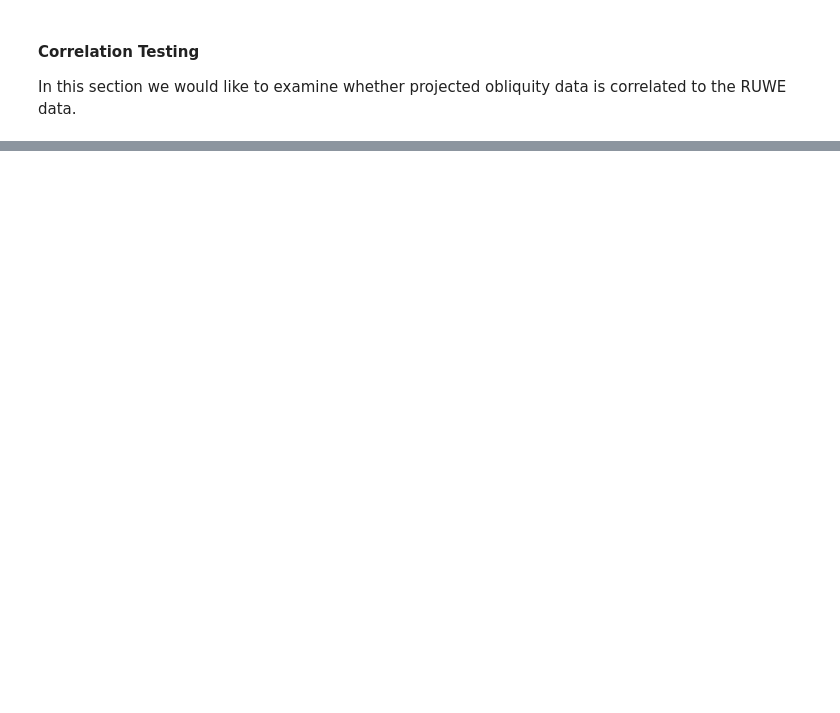
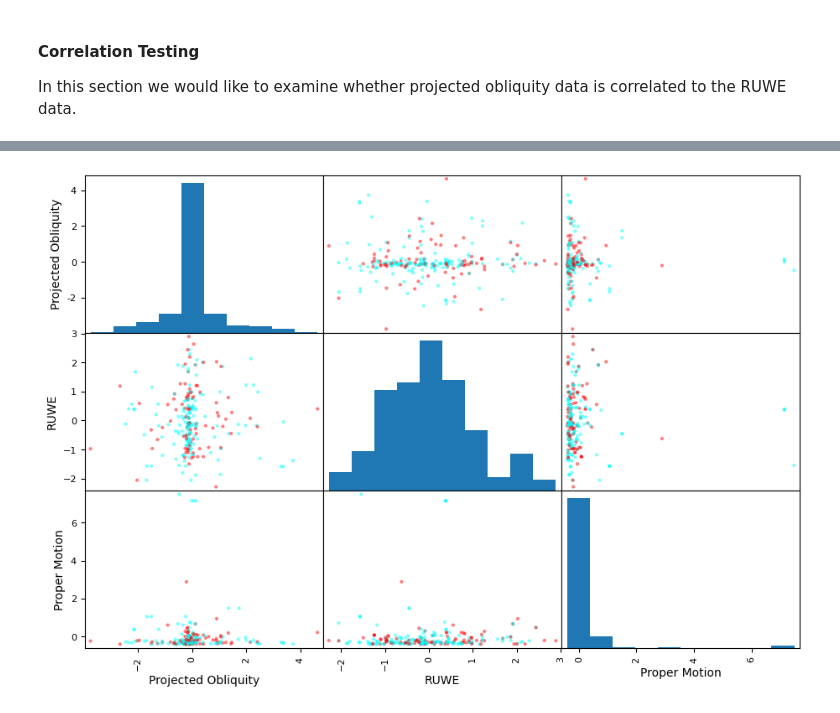
Before and after one commit to baryan/ASTR154-ProjectedObliquity, a Jupyter notebook: src/hypothesis_testing.ipynb, the cells around one changed output, grey strips where cells are left out. Cells and saved outputs as stored; diff of their text form; code cells hidden in the pictures; blank space fills up the shorter version.

```diff
--- a/src/hypothesis_testing.ipynb
+++ b/src/hypothesis_testing.ipynb
@@ -634,0 +733,14 @@ plt.plot(bin_fit_ruwe['ruwe'], bin_fit_ruwe['pl_projobliq'], '.')
+# %%
+# Initialize the Scaler with default setting
+scaler = StandardScaler()
+
+# Train the Scaler with iris data
+scaler.fit(pd_dataset)
+
+# Whiten the iris data using the mean and variance calculated in the previous step
+wht_dataset = pd.DataFrame(scaler.transform(pd_dataset), columns=['Projected Obliquity', 'RUWE', 'Proper Motion'])
+# %%
+kmeans2 = KMeans(n_clusters=2)
+kmeans2.fit(wht_dataset)
+clusters2 = kmeans2.predict(wht_dataset)
+print(clusters2)
@@ -634,0 +755,33 @@ plt.plot(bin_fit_ruwe['ruwe'], bin_fit_ruwe['pl_projobliq'], '.')
+# %%
+def scatter_plot(dataset, clusters, col_names=None, fig_w=11,
+                 plt_color=np.array(['black', 'cyan', 'red', 'green', 'orange', 'blue', 'brown'])):
+
+    # Set the figure size
+    fig_h = fig_w * 6 / 9
+
+    # Create a color list for the two clusters
+    colors = np.empty_like(clusters, dtype=plt_color.dtype)
+
+    # Go thru all the unique cluster labels, and...
+    for i, cluster in enumerate(np.unique(clusters)):
+        # ...assign colors from the plt_color list to each unique label, and...
+        colors[clusters==cluster]  = plt_color[i]
+
+        # ...group and sort iris data based on the cluster labels
+        if i == 0:
+            data_cluster = dataset[clusters==cluster]
+        else:
+            data_cluster = np.concat((data_cluster, dataset[clusters==cluster]))
+
+
+
+    # Convert the grouped and sorted data back to pandas Data Frames and plot them
+    data_cluster = pd.DataFrame(data_cluster, columns=col_names)
+    pd.plotting.scatter_matrix(data_cluster, color=colors, figsize=[fig_w, fig_h]);
+
+# scatter_plot(pd_dataset, clusters2, plt_color=np.array(['cyan', 'red', 'green']),
+#                                                        col_names=['Number of Stars', 'Projected Obliquity', 'RUWE'])
+scatter_plot(wht_dataset, clusters2, plt_color=np.array(['cyan', 'red', 'green']),
+                                                       col_names=['Projected Obliquity', 'RUWE', 'Proper Motion'])
+# %% [output]
+[figure, added]
```
Also changed, not shown: parts of 18 cells of this notebook.
